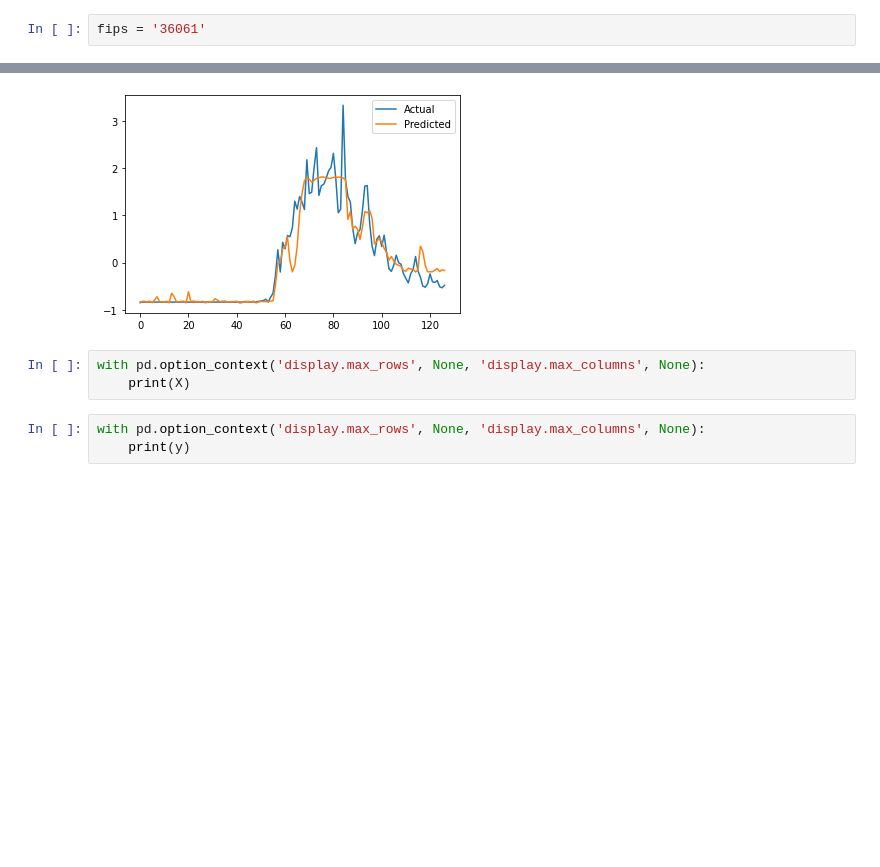
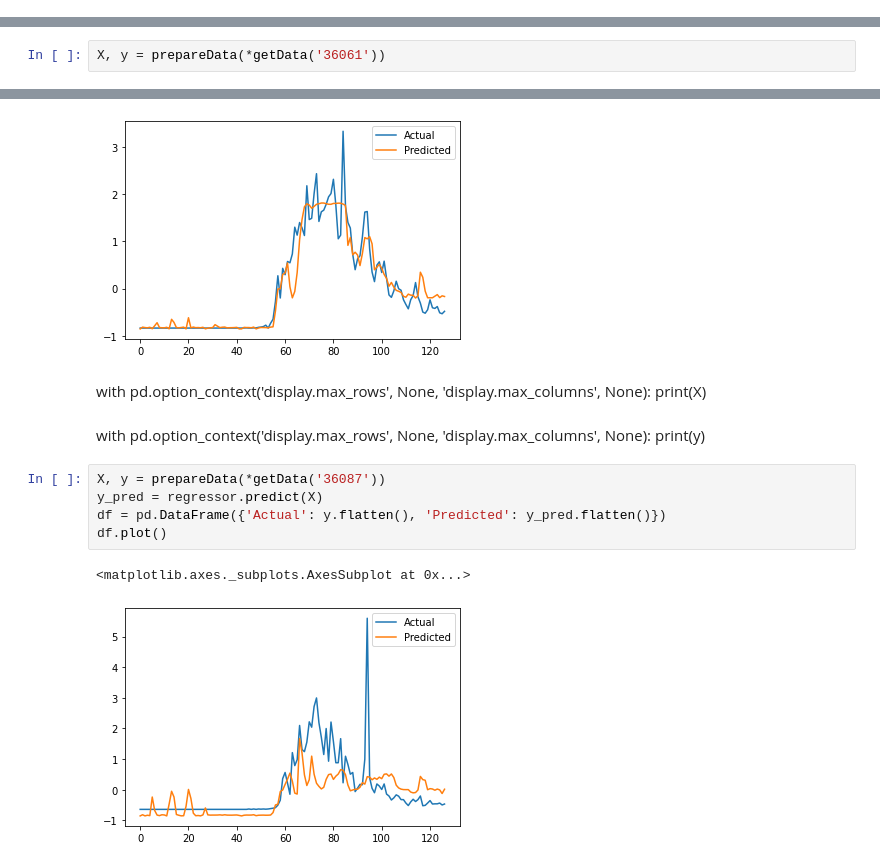
Before and after one commit to robinvvinod/spaceapps, a Jupyter notebook: regression.ipynb, the cells around one changed output, grey strips where cells are left out. Saved outputs shown, nothing was run; the diff lists cells and outputs as text; blank space fills up the shorter version.

```diff
--- a/regression.ipynb
+++ b/regression.ipynb
@@ -4,2 +7,0 @@ import numpy as np
-# %%
-fips = '36061'
@@ -79,3 +84,5 @@ y = np.reshape(y, (y.shape[0],))
+# %%
+X, y = prepareData(*getData('36061'))
 # %%
 # Gaussian Process Regression
 # %%
@@ -92,9 +99,17 @@ df.plot()
 # %% [output]
 <matplotlib.axes._subplots.AxesSubplot at 0x...>
 [figure]
-# %%
-with pd.option_context('display.max_rows', None, 'display.max_columns', None):
-    print(X)
-# %%
-with pd.option_context('display.max_rows', None, 'display.max_columns', None):
-    print(y)
+# %% [markdown]
+with pd.option_context('display.max_rows', None, 'display.max_columns', None):
+    print(X)
+# %% [markdown]
+with pd.option_context('display.max_rows', None, 'display.max_columns', None):
+    print(y)
+# %%
+X, y = prepareData(*getData('36087'))
+y_pred = regressor.predict(X)
+df = pd.DataFrame({'Actual': y.flatten(), 'Predicted': y_pred.flatten()})
+df.plot()
+# %% [output]
+<matplotlib.axes._subplots.AxesSubplot at 0x...>
+[figure, added]
```
Also changed, not shown: parts of 12 cells of this notebook.
